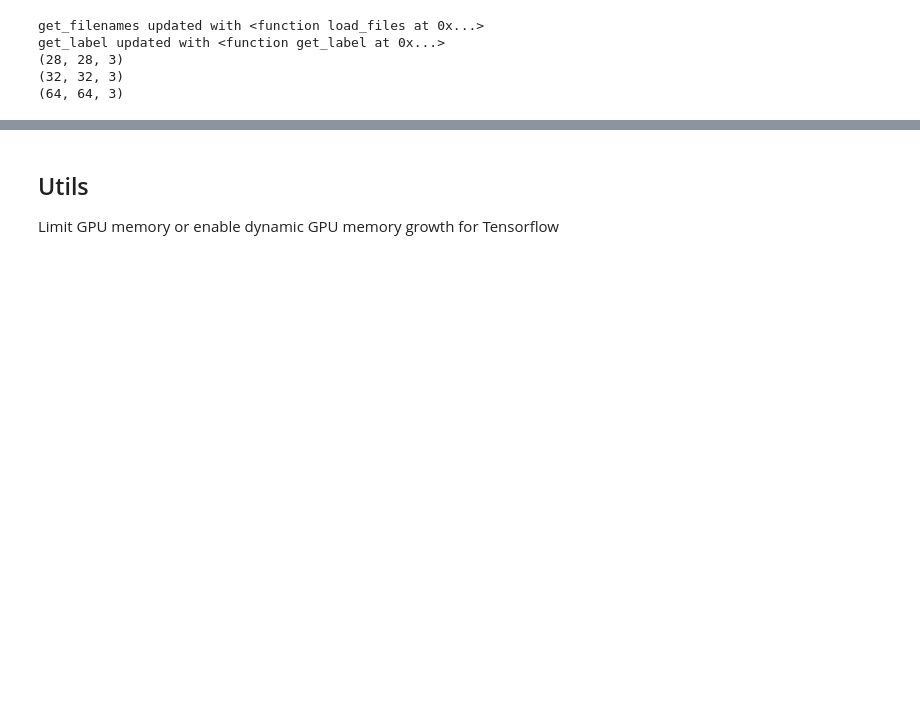
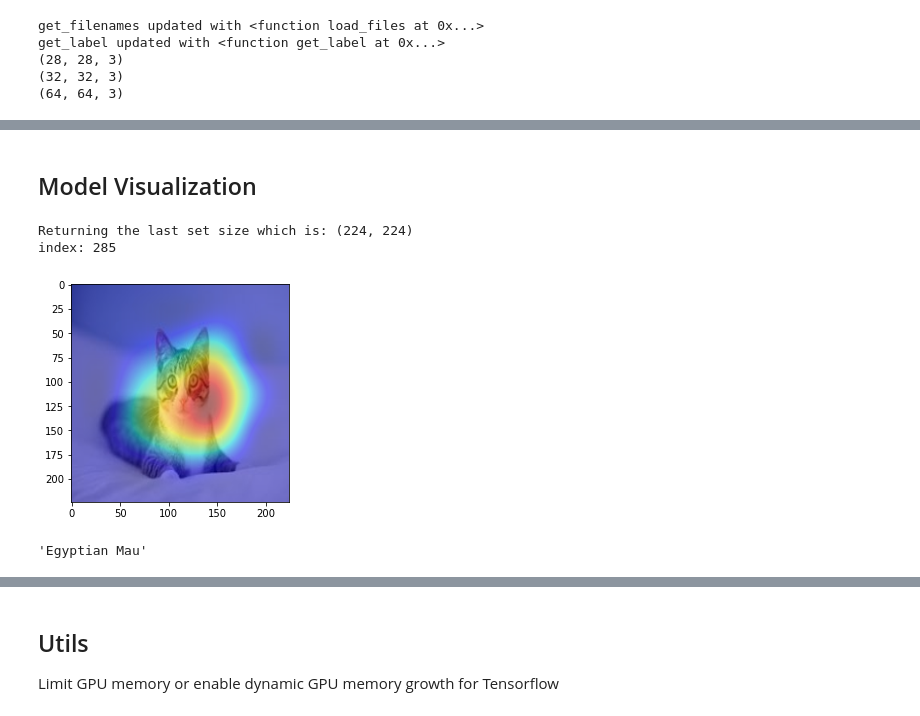
Before and after one commit to aniketmaurya/chitra, a Jupyter notebook: nbs/index.ipynb, the cells around one changed output, grey strips where cells are left out. Saved outputs shown, nothing was run; the diff lists cells and outputs as text; code cells hidden in the pictures; blank space fills up the shorter version.

```diff
--- a/nbs/index.ipynb
+++ b/nbs/index.ipynb
@@ -44,7 +44,8 @@ from chitra.dataloader import Clf, show_batch
 import matplotlib.pyplot as plt
 # %%
 #hide
-cat_dog_path = '/data/aniket/catdog/train/'
+# cat_dog_path = '/data/aniket/catdog/train/'
+cat_dog_path = '/Users/aniket/Pictures/data/train'
 # %%
 clf_dl = Clf()
 data = clf_dl.from_folder(cat_dog_path, target_shape=(224, 224))
@@ -202,0 +211,2 @@ get_label updated with <function get_label at 0x...>
+# %%
+ds = Dataset(cat_dog_path, image_size=(224,224))
@@ -202,0 +262,2 @@ get_label updated with <function get_label at 0x...>
+# %% [markdown]
+## Model Visualization
@@ -202,0 +266,3 @@ get_label updated with <function get_label at 0x...>
+# %%
+learner = Learner(ds, tf.keras.applications.Xception, include_top=True)
+model_interpret = InterpretModel(False, learner)
@@ -202,0 +272,12 @@ get_label updated with <function get_label at 0x...>
+# %%
+image = ds[1][0].numpy().astype('uint8')
+image = Image.fromarray(image)
+model_interpret(image)
+# %% [output]
+Returning the last set size which is: (224, 224)
+index: 285
+[figure, added]
+# %%
+IMAGENET_LABELS[285]
+# %% [output]
+'Egyptian Mau'
```
Also changed, not shown: parts of 9 cells of this notebook, 12 other files.
